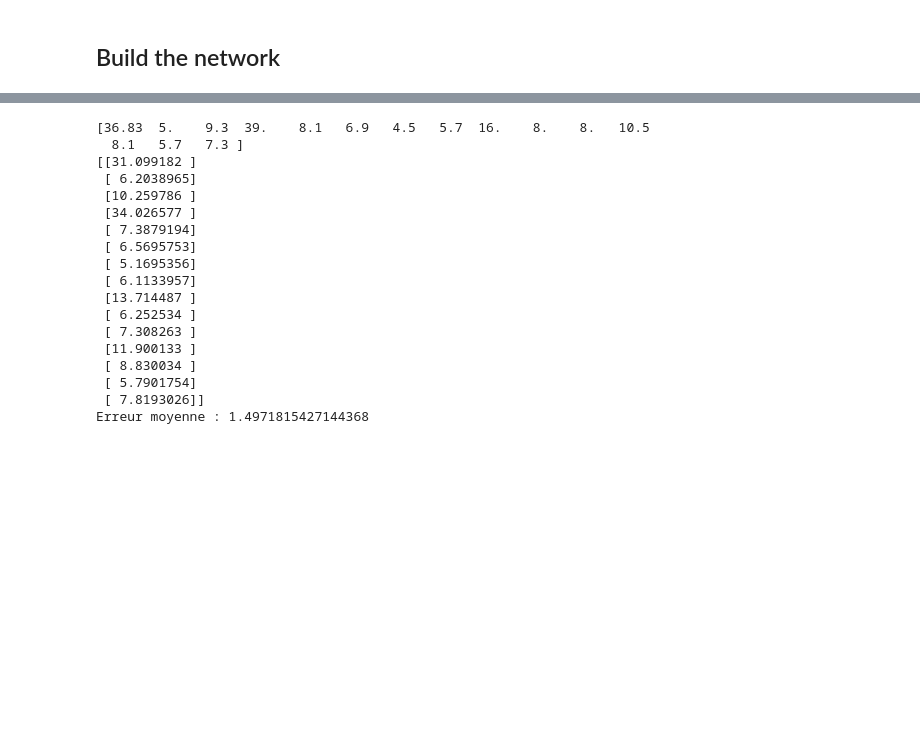
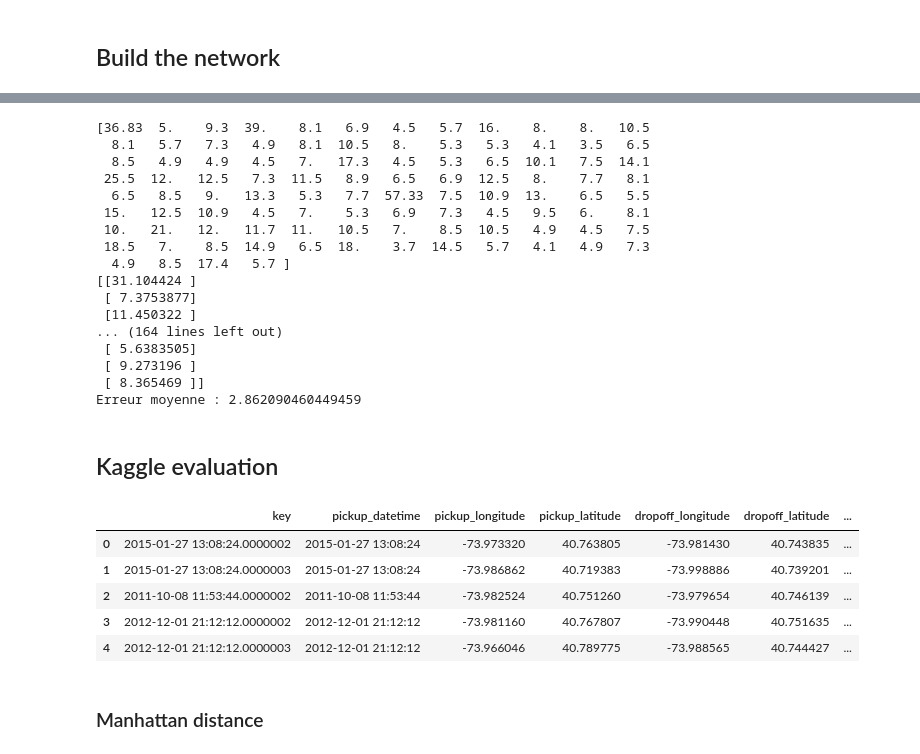
Before and after one commit to PierreM31/Kaggle_Challenge_NYC, a Jupyter notebook: model_test.ipynb, the cells around one changed output, grey strips where cells are left out. Drawn from its saved outputs; the diff is of its cells as text; code cells hidden in the pictures; blank space fills up the shorter version.

```diff
--- a/model_test.ipynb
+++ b/model_test.ipynb
@@ -283,29 +292,45 @@ model.evaluate(x_train, y_train)
 # %%
 
-print (y_test[0:15])
-prediction = model.predict(x_test[0:15])
-print (prediction)
+print (y_test[0:100])
+
+predictionTmp = model.predict(x_test)
+
+print (predictionTmp)
+
 erreurTotale = 0
-for i in range(15):
-  erreurTotale += abs(y_test[i] - prediction[i])[0]
+for i in range(100):
+  erreurTotale += math.pow((y_test[i] - predictionTmp[i][0]),2)
 
-print('Erreur moyenne : ' + str(erreurTotale/15))
+print('Erreur moyenne : ' + str(math.sqrt(erreurTotale/100)))
 # %% [output]
 [36.83  5.    9.3  39.    8.1   6.9   4.5   5.7  16.    8.    8.   10.5
-  8.1   5.7   7.3 ]
-[[31.099182 ]
- [ 6.2038965]
- [10.259786 ]
- [34.026577 ]
- [ 7.3879194]
- [ 6.5695753]
- [ 5.1695356]
- [ 6.1133957]
- [13.714487 ]
- [ 6.252534 ]
- [ 7.308263 ]
- [11.900133 ]
- [ 8.830034 ]
- [ 5.7901754]
- [ 7.8193026]]
-Erreur moyenne : 1.4971815427144368
+  8.1   5.7   7.3   4.9   8.1  10.5   8.    5.3   5.3   4.1   3.5   6.5
+  8.5   4.9   4.9   4.5   7.   17.3   4.5   5.3   6.5  10.1   7.5  14.1
+ 25.5  12.   12.5   7.3  11.5   8.9   6.5   6.9  12.5   8.    7.7   8.1
+  6.5   8.5   9.   13.3   5.3   7.7  57.33  7.5  10.9  13.    6.5   5.5
+ 15.   12.5  10.9   4.5   7.    5.3   6.9   7.3   4.5   9.5   6.    8.1
+ 10.   21.   12.   11.7  11.   10.5   7.    8.5  10.5   4.9   4.5   7.5
+ 18.5   7.    8.5  14.9   6.5  18.    3.7  14.5   5.7   4.1   4.9   7.3
+  4.9   8.5  17.4   5.7 ]
+[[31.104424 ]
+ [ 7.3753877]
+ [11.450322 ]
+... (164 lines left out)
+ [ 5.6383505]
+ [ 9.273196 ]
+ [ 8.365469 ]]
+Erreur moyenne : 2.862090460449459
+# %% [markdown]
+## Kaggle evaluation
+# %%
+df_test = pd.read_csv('test.csv', nrows=9915, parse_dates=["pickup_datetime"])
+df_test.head()
+# %% [output]
+|  | key | pickup_datetime | pickup_longitude | pickup_latitude | dropoff_longitude | dropoff_latitude | ... |
+| 0 | 2015-01-27 13:08:24.0000002 | 2015-01-27 13:08:24 | -73.973320 | 40.763805 | -73.981430 | 40.743835 | ... |
+| 1 | 2015-01-27 13:08:24.0000003 | 2015-01-27 13:08:24 | -73.986862 | 40.719383 | -73.998886 | 40.739201 | ... |
+| 2 | 2011-10-08 11:53:44.0000002 | 2011-10-08 11:53:44 | -73.982524 | 40.751260 | -73.979654 | 40.746139 | ... |
+| 3 | 2012-12-01 21:12:12.0000002 | 2012-12-01 21:12:12 | -73.981160 | 40.767807 | -73.990448 | 40.751635 | ... |
+| 4 | 2012-12-01 21:12:12.0000003 | 2012-12-01 21:12:12 | -73.966046 | 40.789775 | -73.988565 | 40.744427 | ... |
+# %% [markdown]
+### Manhattan distance
```
Also changed, not shown: parts of 12 cells of this notebook.
